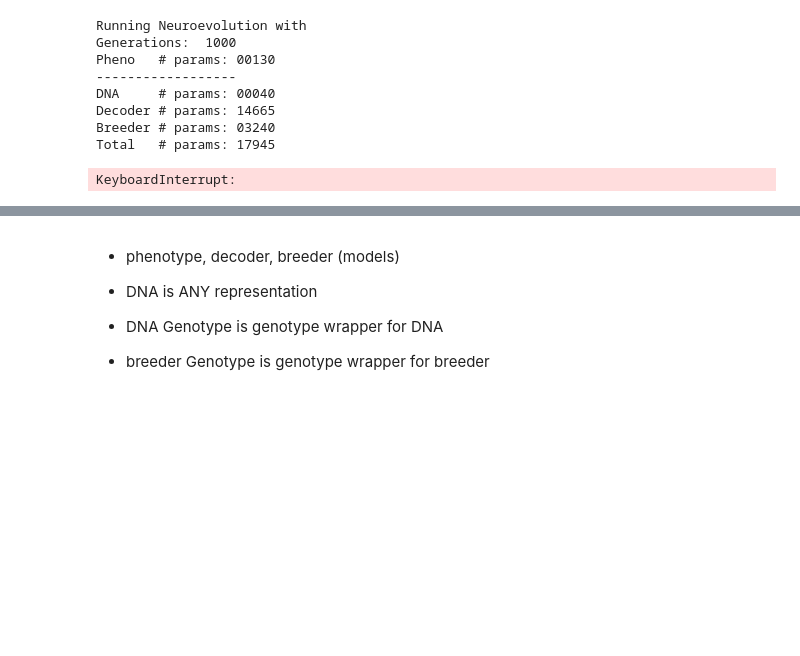
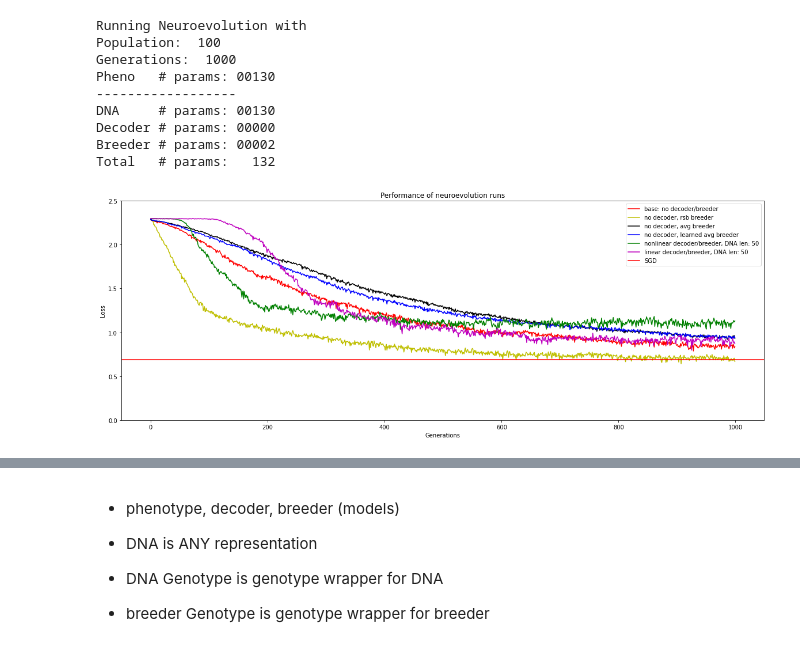
Before and after one commit to akarshkumar0101/evolved-neuroevolution, a Jupyter notebook: ne_experiment.ipynb, the cells around one changed output, grey strips where cells are left out. Cells and saved outputs as stored; diff of their text form; code cells hidden in the pictures; blank space fills up the shorter version.

Commit message:
run experiment comparing basic neuroevolution with linear/nonlinear decoder breeders

```diff
--- a/ne_experiment.ipynb
+++ b/ne_experiment.ipynb
@@ -45,8 +45,8 @@ torch.manual_seed(0)
 np.random.seed(0)
 geno_config = {
     'pheno_class': models_pheno.SmallNet,
-    'decoder_class': models_decode.NonlinearDecoderSmall,
-    'breeder_class': models_breed.NonlinearBreederSmall,
+    'decoder_class': models_decode.IdentityDecoder,
+    'breeder_class': models_breed.ElementwiseLinearBreeder,
 
     'dna_mutate_lr': 1e-2,
     'dna_mutate_prob': 0,
@@ -59,15 +59,13 @@ geno_config = {
     'breed_mutate_prob': 0,
     'breed_weight_init_for_first_parent': False,
 
-    'dna_len': 40,
+    'dna_len': 50,
     'dna_init_std': 1e-1,
 }
 
 evol_config = {
     'fitness_func': task.calc_pheo_fitness,
-    'n_pop_dna': 100,
-    'n_pop_decoder': 100,
-    'n_pop_breeder': 100,
+    'n_pop': 100,
     'n_gen': 1000,
     'prob_sm_const': 1.,
     'n_elite': 5,
@@ -81,21 +79,21 @@ log_config = {
     'tag': 'temp',
 }
 
-tag = 'nonlinear_all'
+tag = 'base'
 # logger.add_text(tag, f'NE with config: {config}')
 
-ne = co_ne.Neuroevolution(geno_config, evol_config, device=device, verbose=True)
-ne.run_evolution(tqdm=tqdm, logger=logger, tag=tag)
+ne_lavg = neuroevolution.Neuroevolution(geno_config, evol_config, device=device, verbose=True)
+ne_lavg.run_evolution(tqdm=tqdm, logger=logger, tag=tag)
 
 # logger.add_hparams(config, {key: value[-1] for key, value in ne.fitdata.items()}, run_name=tag)
 # logger.add_hparams(config, {'best_fitness': ne.best_fitness, 'fitness_v_gen_AUC': ne.fitness_v_gen_AUC}, run_name=tag)
 # %% [output]
 Running Neuroevolution with
+Population:  100
 Generations:  1000
 Pheno   # params: 00130
 ------------------
-DNA     # params: 00040
-Decoder # params: 14665
-Breeder # params: 03240
-Total   # params: 17945
+DNA     # params: 00130
+Decoder # params: 00000
+Breeder # params: 00002
+Total   # params:   132
-KeyboardInterrupt:
@@ -101,0 +102,28 @@ KeyboardInterrupt:
+# %%
+plt.figure(figsize=(20, 7))
+x = np.arange(1000)
+# plt.plot(np.sort(util.arr_dict2dict_arr(np.array(ne.fitdata_gens))['fitness'], axis=-1)[:, -1], label='hardcoded breeder')
+# y = np.sort(util.arr_dict2dict_arr(np.array(ne_base.fitdata_gens))['loss'], axis=-1)[:, [0, -1]]
+# plt.errorbar(x=x, y=y.mean(axis=-1), yerr=(y[:, 1]-y[:, 0])/2., c='b', elinewidth=0.5, label='base_ne')
+# y = np.sort(util.arr_dict2dict_arr(np.array(ne_rsb.fitdata_gens))['loss'], axis=-1)[:, [0, -1]]
+# plt.errorbar(x=x, y=y.mean(axis=-1), yerr=(y[:, 1]-y[:, 0])/2., c='g', elinewidth=0.5, label='random swap breeder')
+# y = np.sort(util.arr_dict2dict_arr(np.array(ne_avg.fitdata_gens))['loss'], axis=-1)[:, [0, -1]]
+# plt.errorbar(x=x, y=y.mean(axis=-1), yerr=(y[:, 1]-y[:, 0])/2., c='k', elinewidth=0.5, label='average breeder')
+# y = np.sort(util.arr_dict2dict_arr(np.array(ne_nonlin.fitdata_gens))['loss'], axis=-1)[:, [0, -1]]
+# plt.errorbar(x=x, y=y.mean(axis=-1), yerr=(y[:, 1]-y[:, 0])/2., c='y', elinewidth=0.5, label='nonlinear')
+
+ind = [0]
+
+plt.plot(np.sort(util.arr_dict2dict_arr(np.array(ne_base.fitdata_gens))['loss'], axis=-1)[:, ind], c='r', label='base: no decoder/breeder')
+plt.plot(np.sort(util.arr_dict2dict_arr(np.array(ne_rsb.fitdata_gens))['loss'], axis=-1)[:, ind], c='y', label='no decoder, rsb breeder')
+plt.plot(np.sort(util.arr_dict2dict_arr(np.array(ne_avg.fitdata_gens))['loss'], axis=-1)[:, ind], c='k', label='no decoder, avg breeder')
+plt.plot(np.sort(util.arr_dict2dict_arr(np.array(ne_lavg.fitdata_gens))['loss'], axis=-1)[:, ind], c='b', label='no decoder, learned avg breeder')
+plt.plot(np.sort(util.arr_dict2dict_arr(np.array(ne_nonlin.fitdata_gens))['loss'], axis=-1)[:, ind], c='g', label='nonlinear decoder/breeder, DNA len: 50')
+plt.plot(np.sort(util.arr_dict2dict_arr(np.array(ne_lin.fitdata_gens))['loss'], axis=-1)[:, ind], c='m', label='linear decoder/breeder, DNA len: 50')
+plt.axhline(torch.load('data/mnist_sgd_eval')[models_pheno.SmallNet]['loss'], c='r', label='SGD')
+plt.title('Performance of neuroevolution runs')
+plt.xlabel('Generations'); plt.ylabel('Loss')
+plt.ylim(0, 2.5); plt.legend()
+plt.show()
+# %% [output]
+[figure, added]
```
Also changed, not shown: parts of 6 cells of this notebook.
